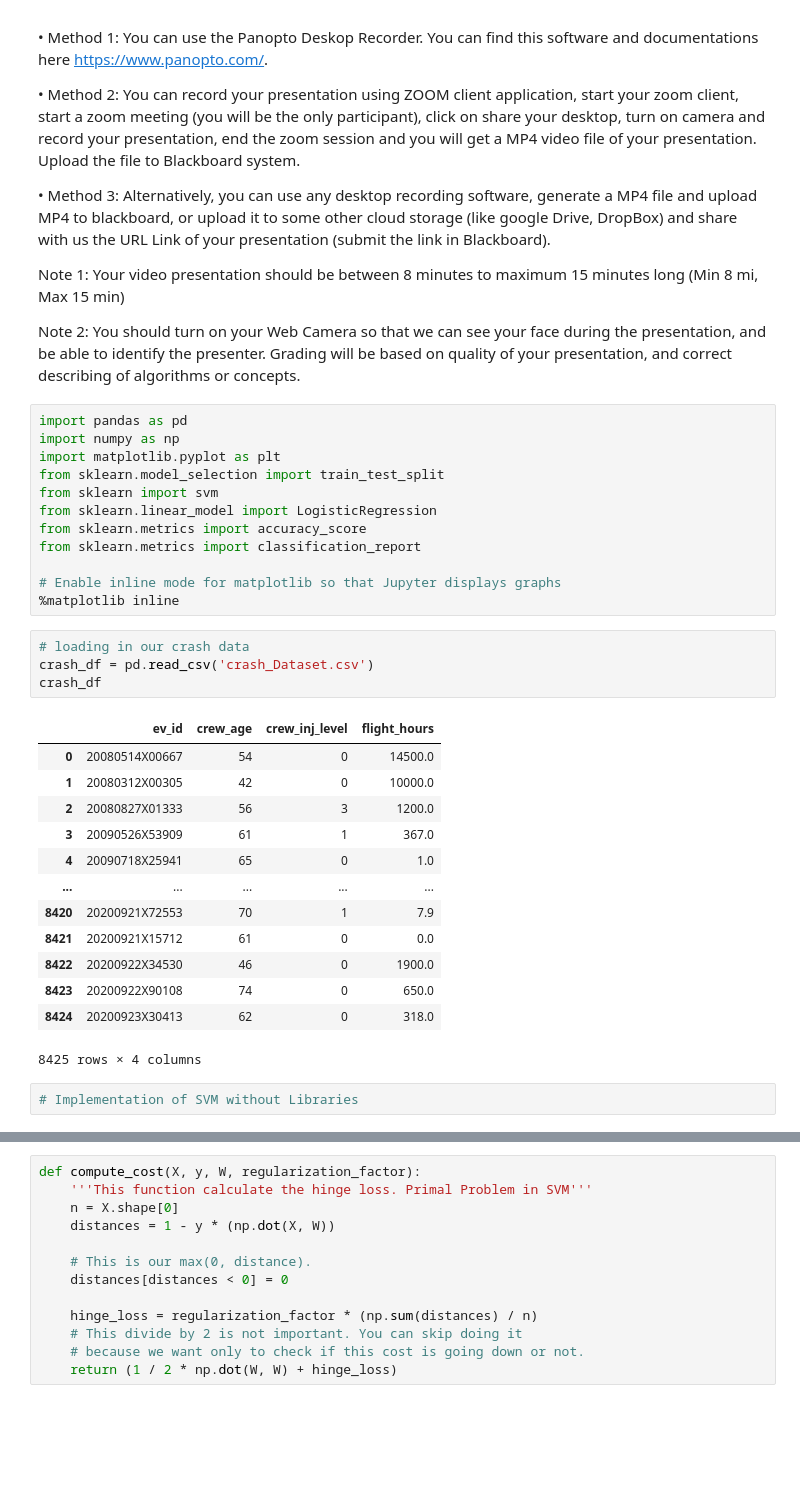
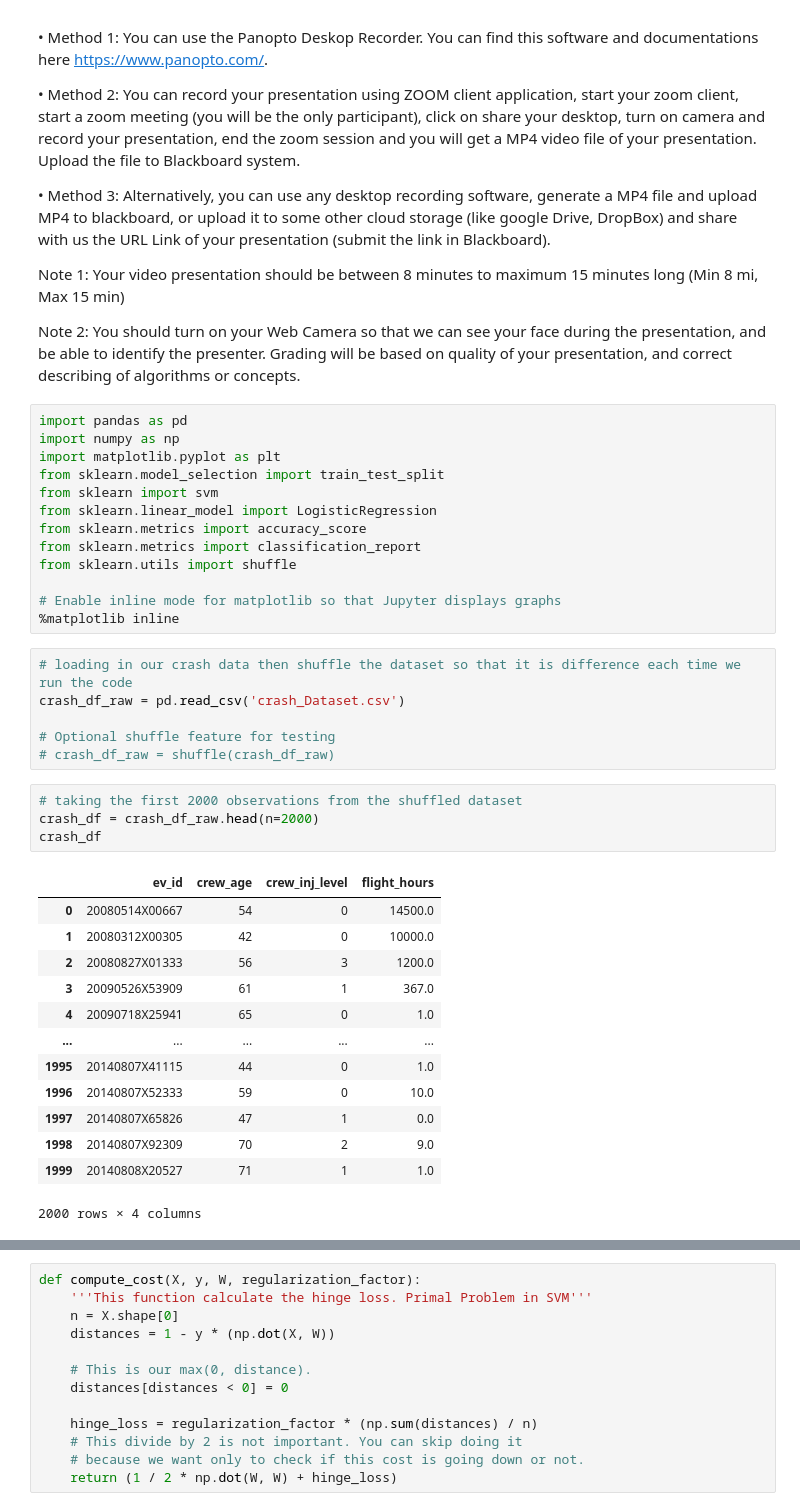
Before and after one commit to Keigan/DATA_ANALYTICS_TERM_PROJECT, a Jupyter notebook: TERM_PROJECT_CS329E.ipynb, the cells around one changed output, grey strips where cells are left out. Saved outputs shown, nothing was run; the diff lists cells and outputs as text; blank space fills up the shorter version.

```diff
--- a/TERM_PROJECT_CS329E.ipynb
+++ b/TERM_PROJECT_CS329E.ipynb
@@ -114,29 +118,34 @@ from sklearn import svm
 from sklearn.linear_model import LogisticRegression
 from sklearn.metrics import accuracy_score
 from sklearn.metrics import classification_report
+from sklearn.utils import shuffle
 
 # Enable inline mode for matplotlib so that Jupyter displays graphs
 %matplotlib inline
-# %%
-# loading in our crash data
-crash_df = pd.read_csv('crash_Dataset.csv')
-crash_df
-# %% [output]
-|  | ev_id | crew_age | crew_inj_level | flight_hours |
-| 0 | 20080514X00667 | 54 | 0 | 14500.0 |
-| 1 | 20080312X00305 | 42 | 0 | 10000.0 |
-| 2 | 20080827X01333 | 56 | 3 | 1200.0 |
-| 3 | 20090526X53909 | 61 | 1 | 367.0 |
-| 4 | 20090718X25941 | 65 | 0 | 1.0 |
-| ... | ... | ... | ... | ... |
-| 8420 | 20200921X72553 | 70 | 1 | 7.9 |
-| 8421 | 20200921X15712 | 61 | 0 | 0.0 |
-| 8422 | 20200922X34530 | 46 | 0 | 1900.0 |
-| 8423 | 20200922X90108 | 74 | 0 | 650.0 |
-| 8424 | 20200923X30413 | 62 | 0 | 318.0 |
-8425 rows × 4 columns
-# %%
-# Implementation of SVM without Libraries
+# %%
+# loading in our crash data then shuffle the dataset so that it is difference each time we run the code
+crash_df_raw = pd.read_csv('crash_Dataset.csv')
+
+# Optional shuffle feature for testing
+# crash_df_raw = shuffle(crash_df_raw)
+# %%
+# taking the first 2000 observations from the shuffled dataset
+crash_df = crash_df_raw.head(n=2000)
+crash_df
+# %% [output]
+|  | ev_id | crew_age | crew_inj_level | flight_hours |
+| 0 | 20080514X00667 | 54 | 0 | 14500.0 |
+| 1 | 20080312X00305 | 42 | 0 | 10000.0 |
+| 2 | 20080827X01333 | 56 | 3 | 1200.0 |
+| 3 | 20090526X53909 | 61 | 1 | 367.0 |
+| 4 | 20090718X25941 | 65 | 0 | 1.0 |
+| ... | ... | ... | ... | ... |
+| 1995 | 20140807X41115 | 44 | 0 | 1.0 |
+| 1996 | 20140807X52333 | 59 | 0 | 10.0 |
+| 1997 | 20140807X65826 | 47 | 1 | 0.0 |
+| 1998 | 20140807X92309 | 70 | 2 | 9.0 |
+| 1999 | 20140808X20527 | 71 | 1 | 1.0 |
+2000 rows × 4 columns
 # %%
 # splitting into features and targets, X and Y respectively
 X = crash_df[['crew_age', 'flight_hours']]
```
Also changed, not shown: parts of 22 cells of this notebook.
